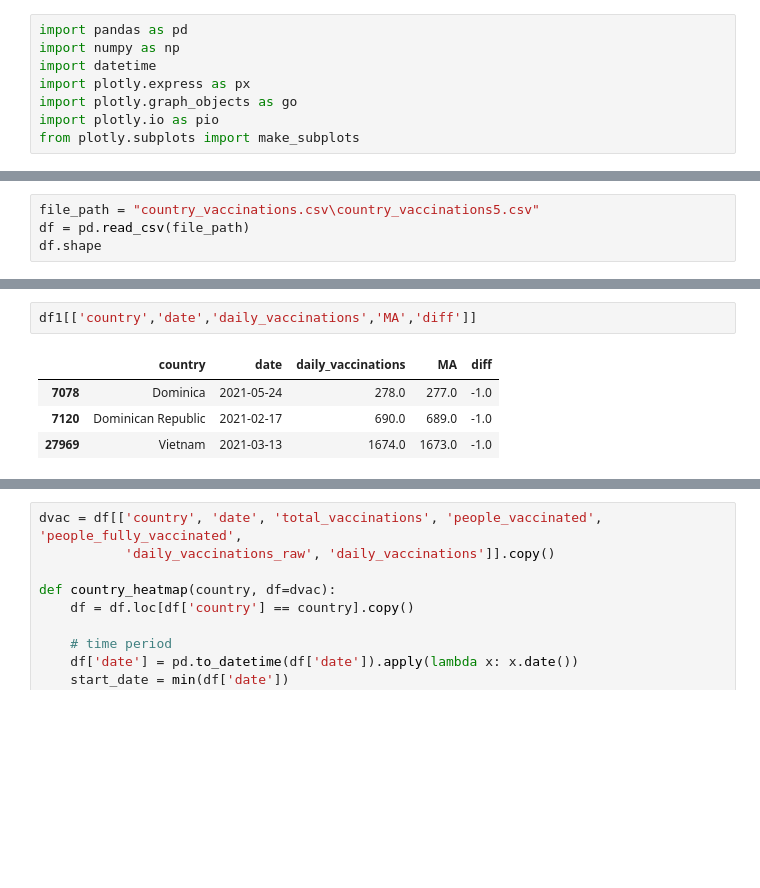
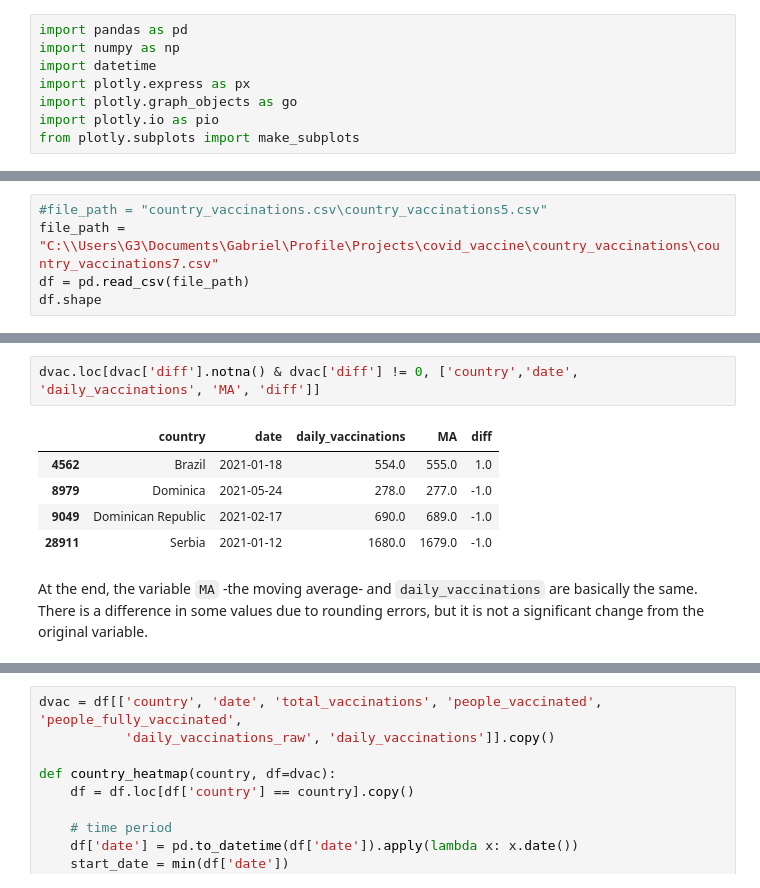
Before and after one commit to gra-vel/covid-vaccine, a Jupyter notebook: Untitled.ipynb, the cells around one changed output, grey strips where cells are left out. Cells and saved outputs as stored; diff of their text form; blank space fills up the shorter version.

```diff
--- a/Untitled.ipynb
+++ b/Untitled.ipynb
@@ -17,5 +13,6 @@ When I found this dataset, I was wondering what the difference was between `dail
 # %%
-file_path = "country_vaccinations.csv\country_vaccinations5.csv"
+#file_path = "country_vaccinations.csv\country_vaccinations5.csv"
+file_path = "C:\\Users\G3\Documents\Gabriel\Profile\Projects\covid_vaccine\country_vaccinations\country_vaccinations7.csv"
 df = pd.read_csv(file_path)
 df.shape
 # %% [output]
@@ -83,7 +109,10 @@ df1 = dvac.loc[dvac['diff'].notna() & dvac['diff'] != 0]
 # %%
-df1[['country','date','daily_vaccinations','MA','diff']]
+dvac.loc[dvac['diff'].notna() & dvac['diff'] != 0, ['country','date', 'daily_vaccinations', 'MA', 'diff']]
 # %% [output]
 |  | country | date | daily_vaccinations | MA | diff |
-| 7078 | Dominica | 2021-05-24 | 278.0 | 277.0 | -1.0 |
-| 7120 | Dominican Republic | 2021-02-17 | 690.0 | 689.0 | -1.0 |
-| 27969 | Vietnam | 2021-03-13 | 1674.0 | 1673.0 | -1.0 |
+| 4562 | Brazil | 2021-01-18 | 554.0 | 555.0 | 1.0 |
+| 8979 | Dominica | 2021-05-24 | 278.0 | 277.0 | -1.0 |
+| 9049 | Dominican Republic | 2021-02-17 | 690.0 | 689.0 | -1.0 |
+| 28911 | Serbia | 2021-01-12 | 1680.0 | 1679.0 | -1.0 |
+# %% [markdown]
+At the end, the variable `MA` -the moving average- and `daily_vaccinations` are basically the same. There is a difference in some values due to rounding errors, but it is not a significant change from the original variable.
```
Also changed, not shown: parts of 17 cells of this notebook, 1 other file.
